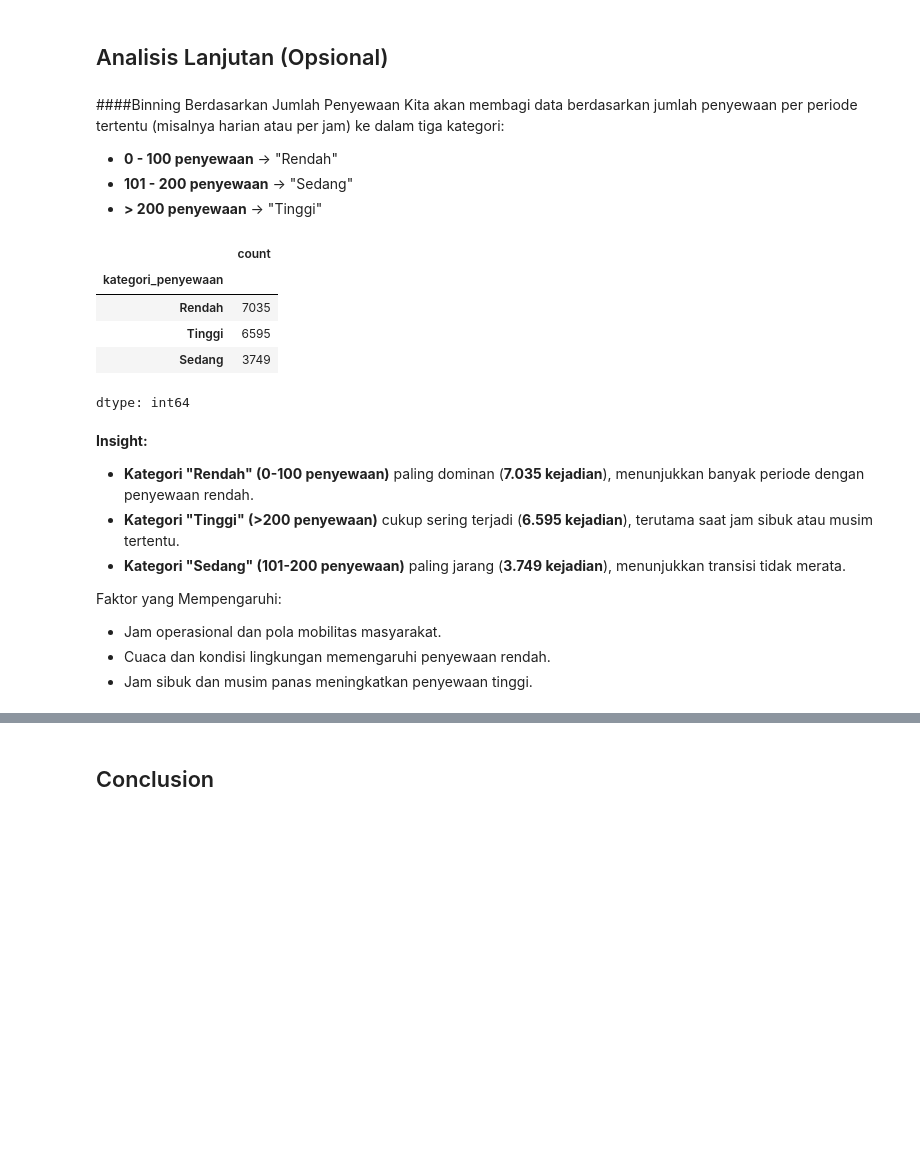
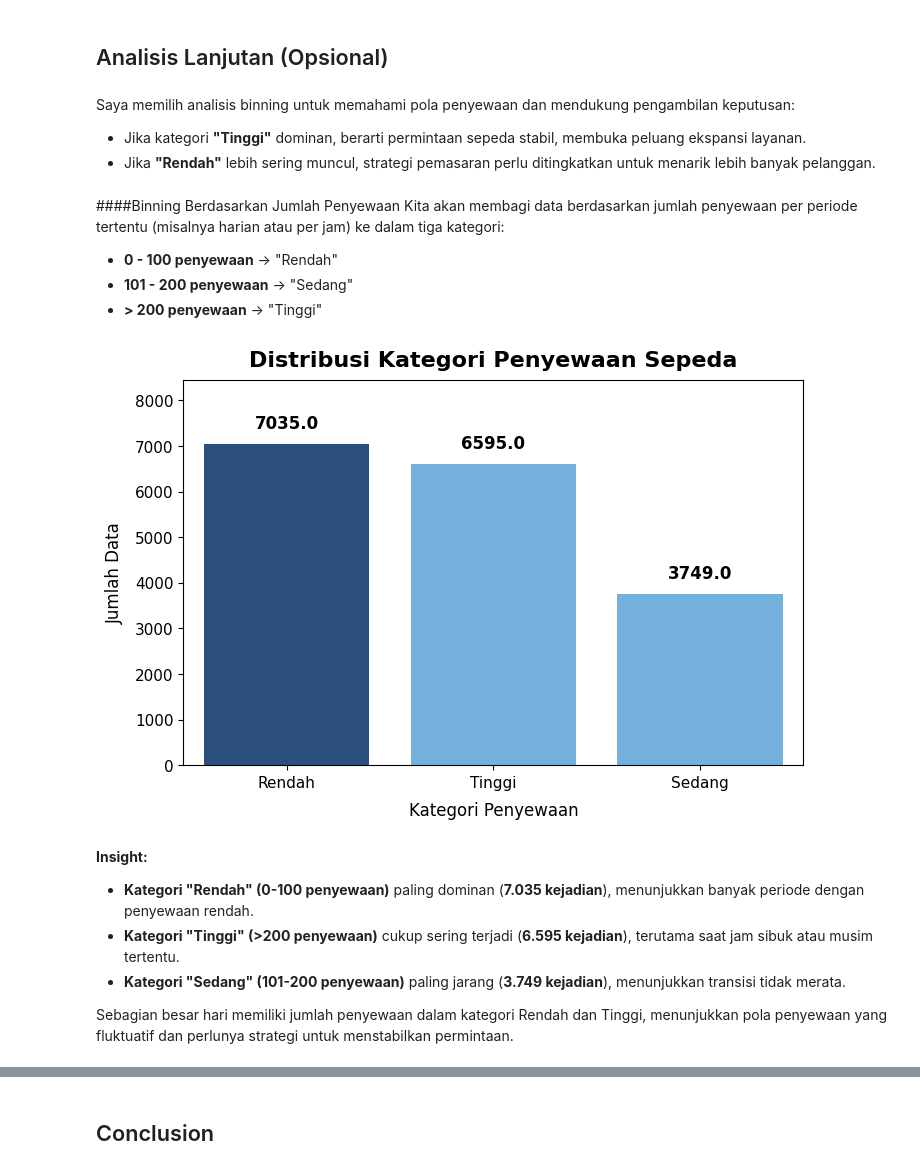
Before and after one commit to Bumbii12/Proyek-visualisasi-data-Bike-Sharing, a Jupyter notebook: Ulfa_Proyek_Analisis_Data.ipynb, the cells around one changed output, grey strips where cells are left out. Drawn from its saved outputs; the diff is of its cells as text; code cells hidden in the pictures; blank space fills up the shorter version.

```diff
--- a/Ulfa_Proyek_Analisis_Data.ipynb
+++ b/Ulfa_Proyek_Analisis_Data.ipynb
@@ -378,6 +420,11 @@ Faktor yang Mempengaruhi:
 - **Pengguna kerja lebih konsisten** dibanding pengguna rekreasi.
 # %% [markdown]
 ## Analisis Lanjutan (Opsional)
+# %% [markdown]
+Saya memilih analisis binning untuk memahami pola penyewaan dan mendukung pengambilan keputusan:
+
+- Jika kategori **"Tinggi"** dominan, berarti permintaan sepeda stabil, membuka peluang ekspansi layanan.
+- Jika **"Rendah"** lebih sering muncul, strategi pemasaran perlu ditingkatkan untuk menarik lebih banyak pelanggan.
 # %% [markdown]
 ####Binning Berdasarkan Jumlah Penyewaan
 Kita akan membagi data berdasarkan jumlah penyewaan per periode tertentu (misalnya harian atau per jam) ke dalam tiga kategori:
@@ -385,27 +432,58 @@ Kita akan membagi data berdasarkan jumlah penyewaan per periode tertentu (misaln
 - **0 - 100 penyewaan** → "Rendah"
 - **101 - 200 penyewaan** → "Sedang"
 - **> 200 penyewaan** → "Tinggi"
-# %%
-bins = [0, 100, 200, df["cnt"].max()]
-labels = ["Rendah", "Sedang", "Tinggi"]
-
-df["kategori_penyewaan"] = pd.cut(df["cnt"], bins=bins, labels=labels, include_lowest=True)
-
-df["kategori_penyewaan"].value_counts()
-# %% [output]
-|  | count |
-| kategori_penyewaan |  |
-| Rendah | 7035 |
-| Tinggi | 6595 |
-| Sedang | 3749 |
-dtype: int64
+# %%
+bins = [0, 100, 200, df["cnt"].max()]
+labels = ["Rendah", "Sedang", "Tinggi"]
+
+df["kategori_penyewaan"] = pd.cut(df["cnt"], bins=bins, labels=labels, include_lowest=True)
+
+df_kategori = df["kategori_penyewaan"].value_counts().reset_index()
+df_kategori.columns = ["Kategori", "Jumlah"]
+
+df_kategori = df_kategori.sort_values(by="Jumlah", ascending=False)
+
+base_color = "#63b3ed"
+highlight_color = "#1e4e8c"
+colors = [highlight_color if i == 0 else base_color for i in range(len(df_kategori))]
+
+plt.figure(figsize=(8, 5))
+ax = sns.barplot(
+    data=df_kategori,
+    x="Kategori",
+    y="Jumlah",
+    hue="Kategori",
+    palette=colors,
+    legend=False,
+    order=df_kategori["Kategori"]
+)
+
+max_height = df_kategori["Jumlah"].max()
+plt.ylim(0, max_height * 1.2)
+
+for p in ax.patches:
+    ax.annotate(
+        f"{p.get_height()}",
+        (p.get_x() + p.get_width() / 2, p.get_height() + max_height * 0.05),
+        ha="center",
+        fontsize=12,
+        fontweight="bold"
+    )
+
+plt.title("Distribusi Kategori Penyewaan Sepeda", fontsize=16, fontweight="bold", pad=10)
+plt.xlabel("Kategori Penyewaan", fontsize=12, labelpad=8)
+plt.ylabel("Jumlah Data", fontsize=12, labelpad=8)
+plt.xticks(fontsize=11)
+plt.yticks(fontsize=11)
+
+plt.show()
+# %% [output]
+[figure, added]
 # %% [markdown]
 **Insight:**
 - **Kategori "Rendah" (0-100 penyewaan)** paling dominan (**7.035 kejadian**), menunjukkan banyak periode dengan penyewaan rendah.
 - **Kategori "Tinggi" (>200 penyewaan)** cukup sering terjadi (**6.595 kejadian**), terutama saat jam sibuk atau musim tertentu.
 - **Kategori "Sedang" (101-200 penyewaan)** paling jarang (**3.749 kejadian**), menunjukkan transisi tidak merata.
 
-Faktor yang Mempengaruhi:
-- Jam operasional dan pola mobilitas masyarakat.
-- Cuaca dan kondisi lingkungan memengaruhi penyewaan rendah.
-- Jam sibuk dan musim panas meningkatkan penyewaan tinggi.
+
+Sebagian besar hari memiliki jumlah penyewaan dalam kategori Rendah dan Tinggi, menunjukkan pola penyewaan yang fluktuatif dan perlunya strategi untuk menstabilkan permintaan.
```
Also changed, not shown: parts of 10 cells of this notebook.
